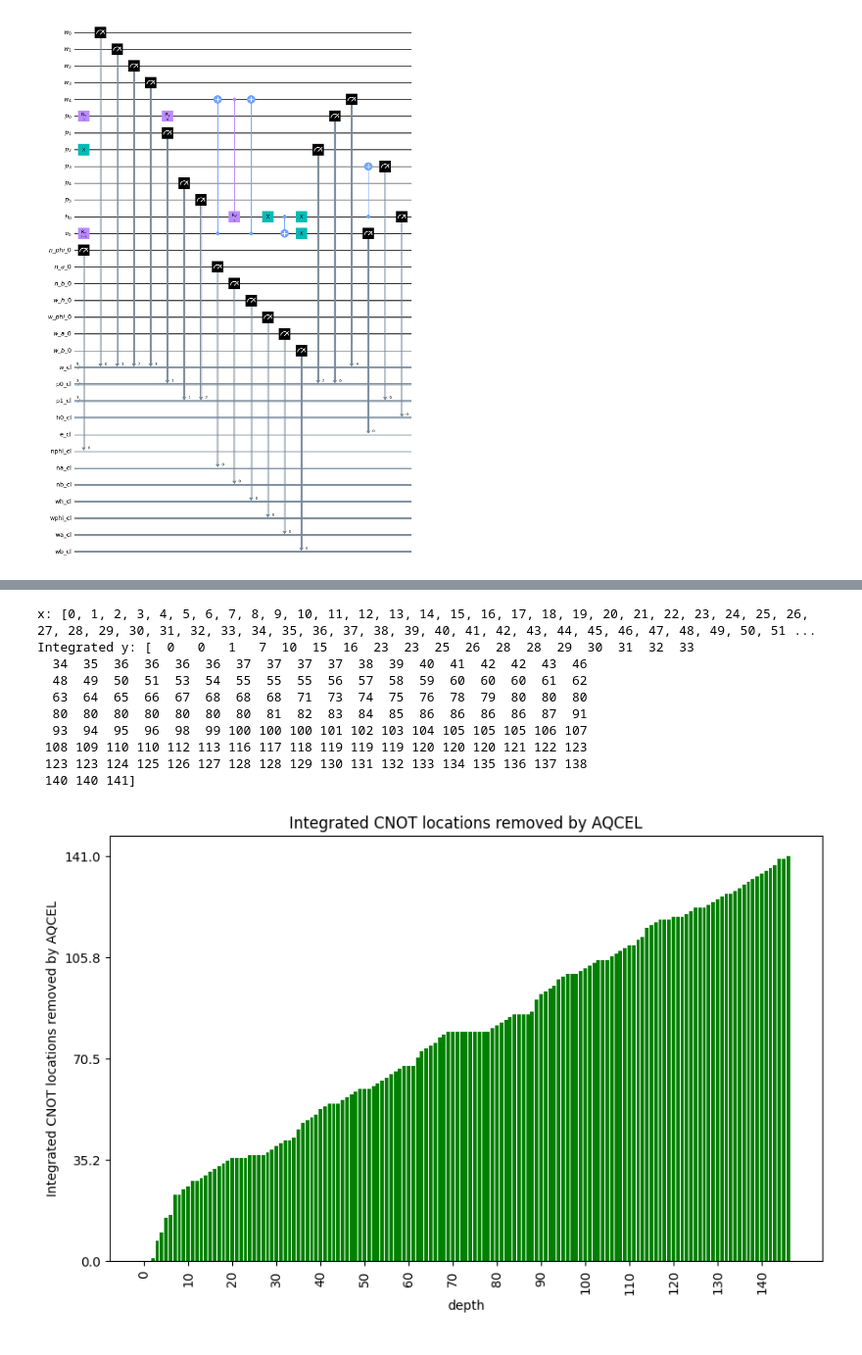
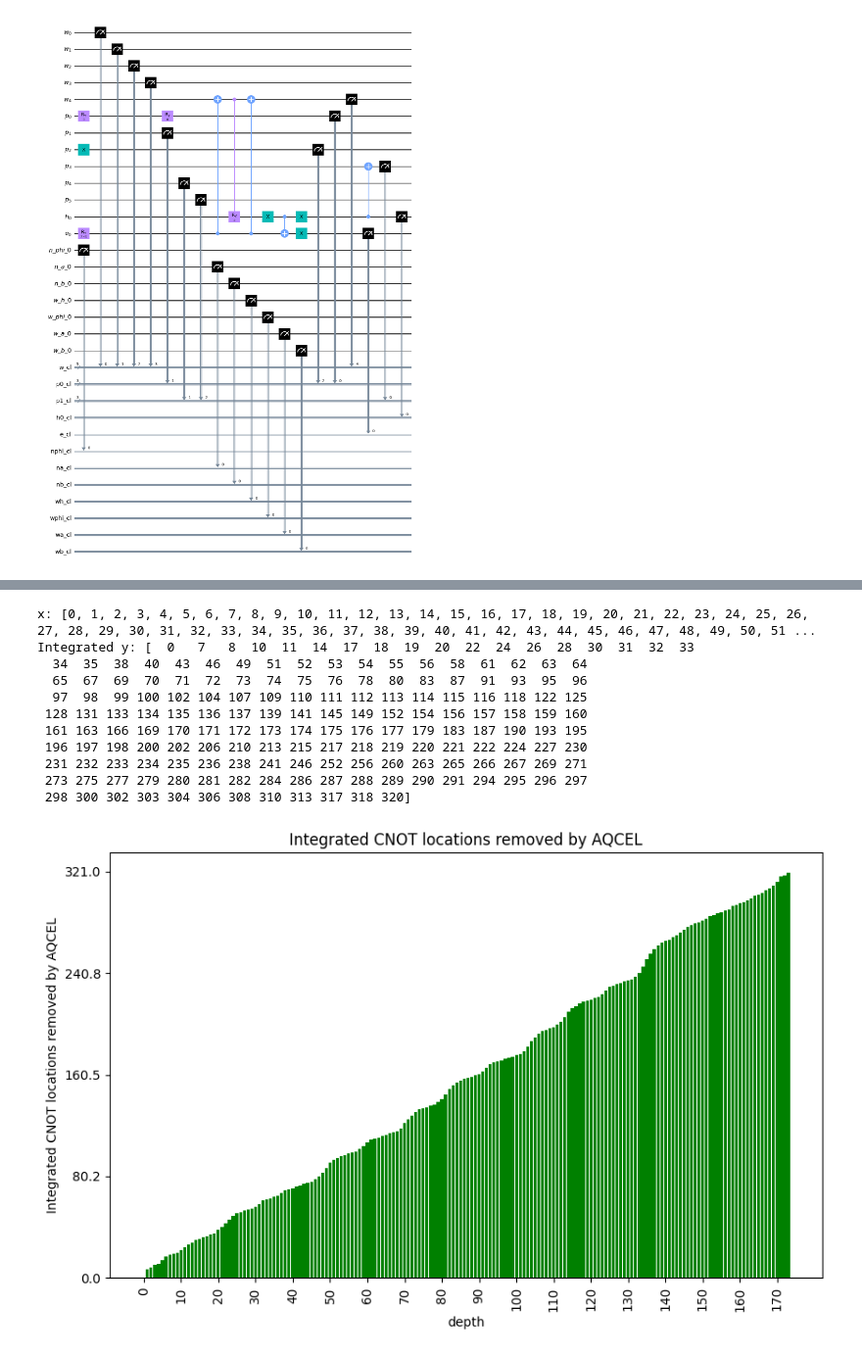
Before and after one commit to LBNL-HEP-QIS/QuantumPartonShower, a Jupyter notebook: qiskit_code/PS_LBNL_not_decomposed_1step.ipynb, the cells around one changed output, grey strips where cells are left out. Shown at 98% size. Cells and saved outputs as stored; diff of their text form; code cells hidden in the pictures.

```diff
--- a/qiskit_code/PS_LBNL_not_decomposed_1step.ipynb
+++ b/qiskit_code/PS_LBNL_not_decomposed_1step.ipynb
@@ -152,12 +153,29 @@ print(f"Fsim = {qi.state_fidelity(dm1,dm2)}")
 Fsim = 1.000000000000011
+# %%
+def depth_of_cnot_before_aqcel(qc):
+    dag = circuit_to_dag(qc)
+
+    depth = 0
+    depth_of_cnot_before_aqcel = []
+    for layer in dag.layers(): # layer 層目
+        depth += 1
+        subdag = layer['graph']
+        for index in range (len(subdag.op_nodes())):
+            node = subdag.op_nodes()[index]
+            if node.name == 'cx' or 'cry' or 'ch':
+                depth_of_cnot_before_aqcel.append(depth)
+
+    return depth_of_cnot_before_aqcel
 # %%
 ###########################
 ##### Define depth_ls #####
 ###########################
-depth_ls = aqcel_results_cc[2]
+depth_ls = depth_of_cnot_before_aqcel(target_qc)
+print(f'depth_of_cnot_before_aqcel : {depth_ls}')
 
 
-#############################
-##### Define depth_cnot #####
-#############################
-depth_cnot = aqcel_results_cc[4]
+
+# #############################
+# ##### Define depth_cnot #####
+# #############################
+# depth_cnot = aqcel_results_cc[4]
@@ -251,44 +271,45 @@ max_depth = max(depth_ls)
 
 # x軸とy軸のデータを生成
 x = list(range(max_depth+1))
 y = [counts.get(i, 0) for i in x]
 
 # 積分（累積和）を計算
 integrated_y_ls = np.cumsum(y)
 
 print("x:", x)
 print("Integrated y:", integrated_y_ls)
 
 # グラフを描画
 plt.figure(figsize=(10, 6))
 plt.bar(x, integrated_y_ls, color='green')
 
 # タイトルと軸のラベルを設定
 plt.title('Integrated CNOT locations removed by AQCEL')
 plt.xlabel('depth')
 plt.ylabel('Integrated CNOT locations removed by AQCEL')
 
 # x軸とy軸の範囲と目盛りを設定
 plt.xticks(np.arange(0, max(x)+1, 10), rotation='vertical')
-plt.yticks(np.linspace(0, max(integrated_y_ls), 5))
+plt.yticks(np.linspace(0, max(integrated_y_ls)+1, 5))
 
 # グラフを保存
 plt.savefig('figures/integrated_cnot_locations_removed_by_aqcel.png', bbox_inches='tight')
 
 # グラフを表示
 plt.show()
 # %% [output]
 x: [0, 1, 2, 3, 4, 5, 6, 7, 8, 9, 10, 11, 12, 13, 14, 15, 16, 17, 18, 19, 20, 21, 22, 23, 24, 25, 26, 27, 28, 29, 30, 31, 32, 33, 34, 35, 36, 37, 38, 39, 40, 41, 42, 43, 44, 45, 46, 47, 48, 49, 50, 51 ...
-Integrated y: [  0   0   1   7  10  15  16  23  23  25  26  28  28  29  30  31  32  33
-  34  35  36  36  36  36  37  37  37  37  38  39  40  41  42  42  43  46
-  48  49  50  51  53  54  55  55  55  56  57  58  59  60  60  60  61  62
-  63  64  65  66  67  68  68  68  71  73  74  75  76  78  79  80  80  80
-  80  80  80  80  80  80  80  81  82  83  84  85  86  86  86  86  87  91
-  93  94  95  96  98  99 100 100 100 101 102 103 104 105 105 105 106 107
- 108 109 110 110 112 113 116 117 118 119 119 119 120 120 120 121 122 123
- 123 123 124 125 126 127 128 128 129 130 131 132 133 134 135 136 137 138
- 140 140 141]
+Integrated y: [  0   7   8  10  11  14  17  18  19  20  22  24  26  28  30  31  32  33
+  34  35  38  40  43  46  49  51  52  53  54  55  56  58  61  62  63  64
+  65  67  69  70  71  72  73  74  75  76  78  80  83  87  91  93  95  96
+  97  98  99 100 102 104 107 109 110 111 112 113 114 115 116 118 122 125
+ 128 131 133 134 135 136 137 139 141 145 149 152 154 156 157 158 159 160
+ 161 163 166 169 170 171 172 173 174 175 176 177 179 183 187 190 193 195
+ 196 197 198 200 202 206 210 213 215 217 218 219 220 221 222 224 227 230
+ 231 232 233 234 235 236 238 241 246 252 256 260 263 265 266 267 269 271
+ 273 275 277 279 280 281 282 284 286 287 288 289 290 291 294 295 296 297
+ 298 300 302 303 304 306 308 310 313 317 318 320]
-[figure, old version]
+[figure, new version]
 # %%
 # 16区間に分けた時の区間ごとのAQCELにより取り除かれたCNOTの数
 ######################################################################################
```
Also changed, not shown: parts of 16 cells of this notebook, 5 other files.
